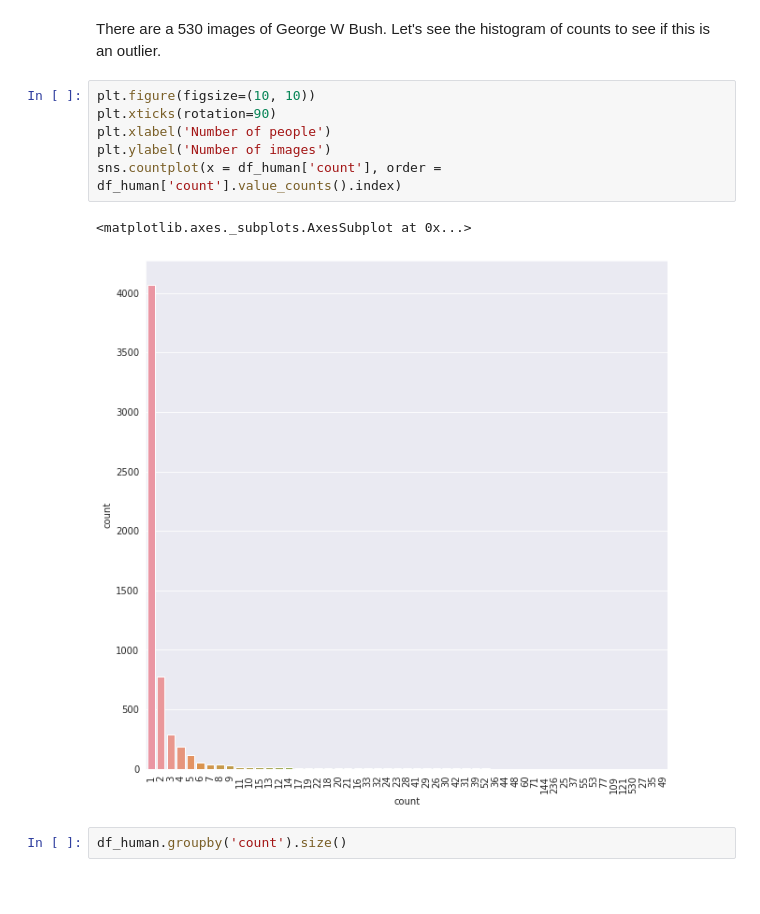
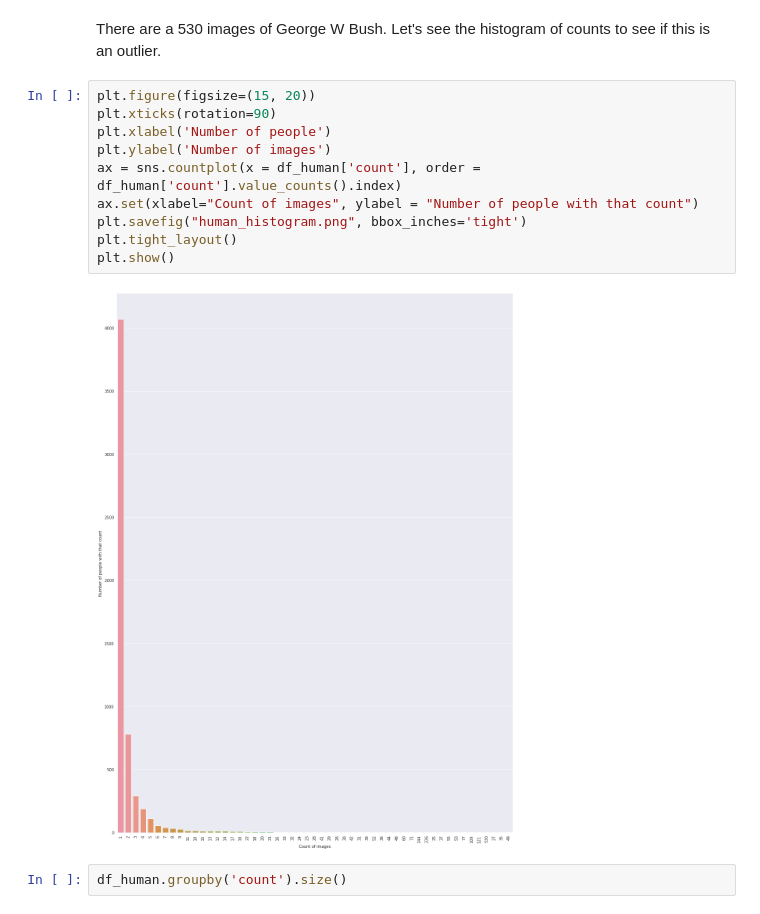
Before and after one commit to aaakashkumar/Dog-Breed-Classifier, a Jupyter notebook: dataset_analysis.ipynb, the cells around one changed output. Saved outputs shown, nothing was run; the diff lists cells and outputs as text; blank space fills up the shorter version.

```diff
--- a/dataset_analysis.ipynb
+++ b/dataset_analysis.ipynb
@@ -139,14 +141,17 @@ George_W_Bush
 # %% [markdown]
 There are a 530 images of George W Bush. Let's see the histogram of counts to see if this is an outlier.
 # %%
-plt.figure(figsize=(10, 10))
+plt.figure(figsize=(15, 20))
 plt.xticks(rotation=90)
 plt.xlabel('Number of people')
 plt.ylabel('Number of images')
-sns.countplot(x = df_human['count'], order = df_human['count'].value_counts().index)
+ax = sns.countplot(x = df_human['count'], order = df_human['count'].value_counts().index)
+ax.set(xlabel="Count of images", ylabel = "Number of people with that count")
+plt.savefig("human_histogram.png", bbox_inches='tight')
+plt.tight_layout()
+plt.show()
 # %% [output]
-<matplotlib.axes._subplots.AxesSubplot at 0x...>
-[figure, old version]
+[figure, new version]
 # %%
 df_human.groupby('count').size()
 # %% [output]
```
Also changed, not shown: parts of 2 cells of this notebook.
